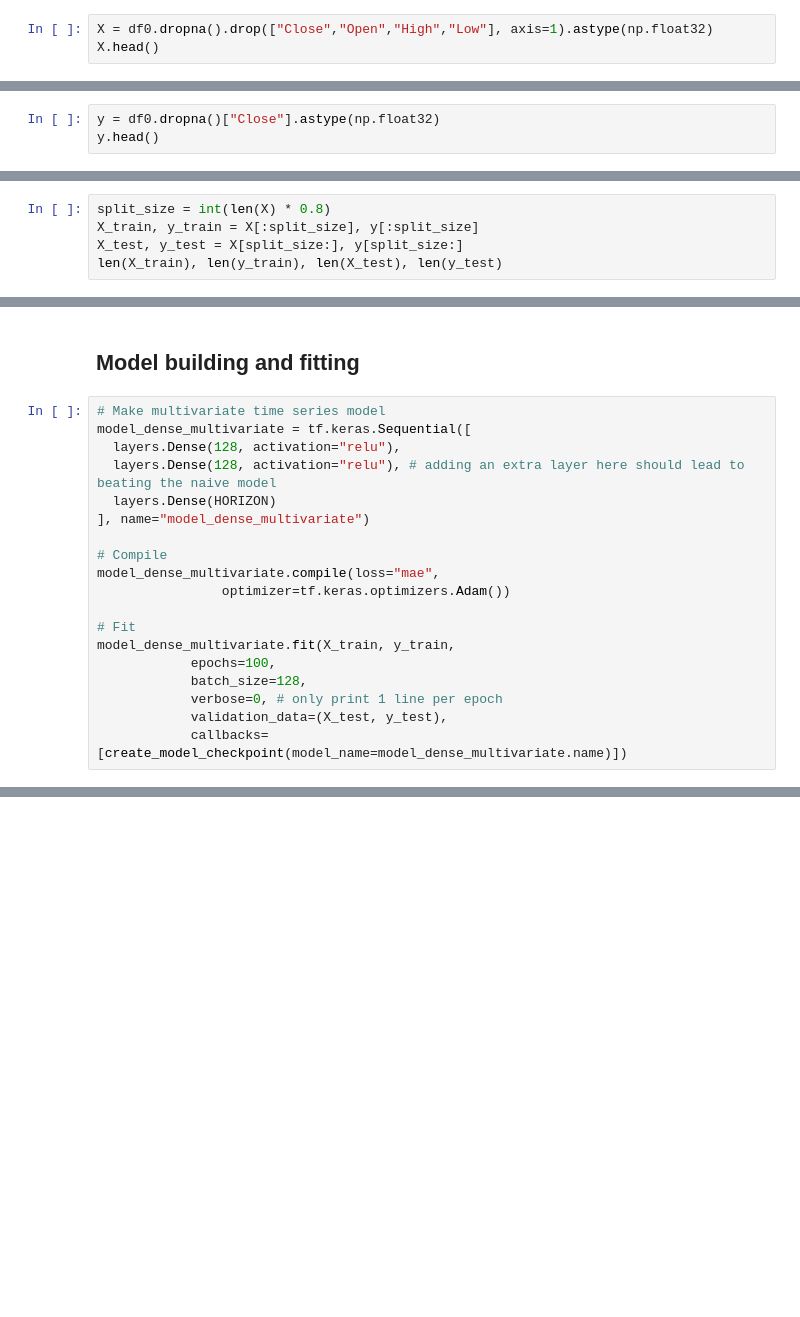
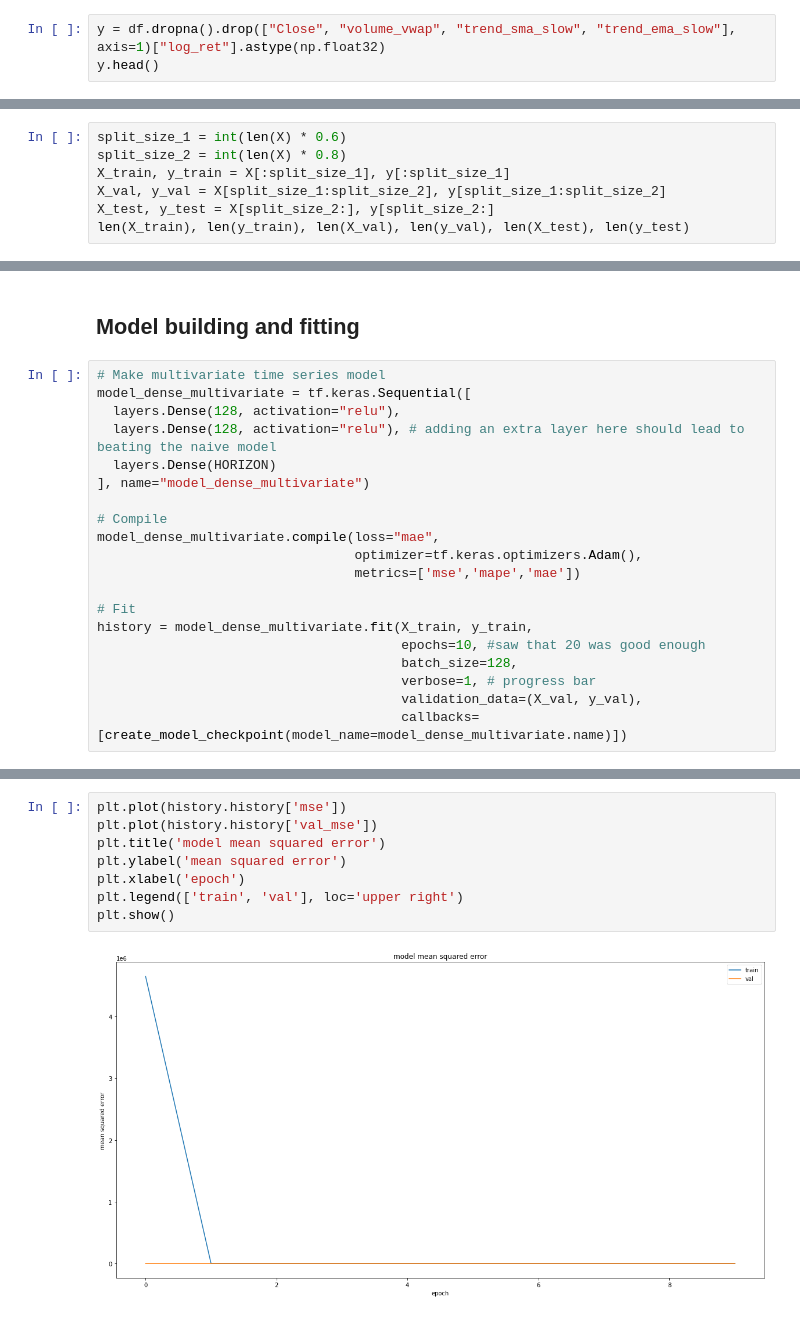
Before and after one commit to ckive/uexp, a Jupyter notebook: ue/experiments/dan/Dense Multivariate.ipynb, the cells around one changed output, grey strips where cells are left out. Cells and saved outputs as stored; diff of their text form; blank space fills up the shorter version.

Commit message:
dense multivariate done, run on desktop

```diff
--- a/ue/experiments/dan/Dense Multivariate.ipynb
+++ b/ue/experiments/dan/Dense Multivariate.ipynb
@@ -105,4 +321,4 @@ using [price_0, ..., price_29, volume, spread, log_price_change] to predict -> p
 # %%
-X = df0.dropna().drop(["Close","Open","High","Low"], axis=1).astype(np.float32)
-X.head()
+y = df.dropna().drop(["Close", "volume_vwap", "trend_sma_slow", "trend_ema_slow"], axis=1)["log_ret"].astype(np.float32)
+y.head()
 # %% [output]
@@ -116,3 +330,0 @@ X.head()
-# %%
-y = df0.dropna()["Close"].astype(np.float32)
-y.head()
@@ -128,6 +333,8 @@ Freq: S, Name: Close, dtype: float32
 # %%
-split_size = int(len(X) * 0.8)
-X_train, y_train = X[:split_size], y[:split_size]
-X_test, y_test = X[split_size:], y[split_size:]
-len(X_train), len(y_train), len(X_test), len(y_test)
+split_size_1 = int(len(X) * 0.6)
+split_size_2 = int(len(X) * 0.8)
+X_train, y_train = X[:split_size_1], y[:split_size_1]
+X_val, y_val = X[split_size_1:split_size_2], y[split_size_1:split_size_2]
+X_test, y_test = X[split_size_2:], y[split_size_2:]
+len(X_train), len(y_train), len(X_val), len(y_val), len(X_test), len(y_test)
 # %% [output]
@@ -144,13 +351,14 @@ model_dense_multivariate = tf.keras.Sequential([
 
 # Compile
 model_dense_multivariate.compile(loss="mae",
-                optimizer=tf.keras.optimizers.Adam())
+                                 optimizer=tf.keras.optimizers.Adam(),
+                                 metrics=['mse','mape','mae'])
 
 # Fit
-model_dense_multivariate.fit(X_train, y_train,
-            epochs=100,
-            batch_size=128,
-            verbose=0, # only print 1 line per epoch
-            validation_data=(X_test, y_test),
-            callbacks=[create_model_checkpoint(model_name=model_dense_multivariate.name)])
+history = model_dense_multivariate.fit(X_train, y_train,
+                                       epochs=10, #saw that 20 was good enough
+                                       batch_size=128,
+                                       verbose=1, # progress bar
+                                       validation_data=(X_val, y_val),
+                                       callbacks=[create_model_checkpoint(model_name=model_dense_multivariate.name)])
 # %% [output]
@@ -168,0 +401,10 @@ INFO:tensorflow:Assets written to: model_experiments/model_dense_multivariate/as
+# %%
+plt.plot(history.history['mse'])
+plt.plot(history.history['val_mse'])
+plt.title('model mean squared error')
+plt.ylabel('mean squared error')
+plt.xlabel('epoch')
+plt.legend(['train', 'val'], loc='upper right')
+plt.show()
+# %% [output]
+[figure, added]
```
Also changed, not shown: parts of 56 cells of this notebook.
